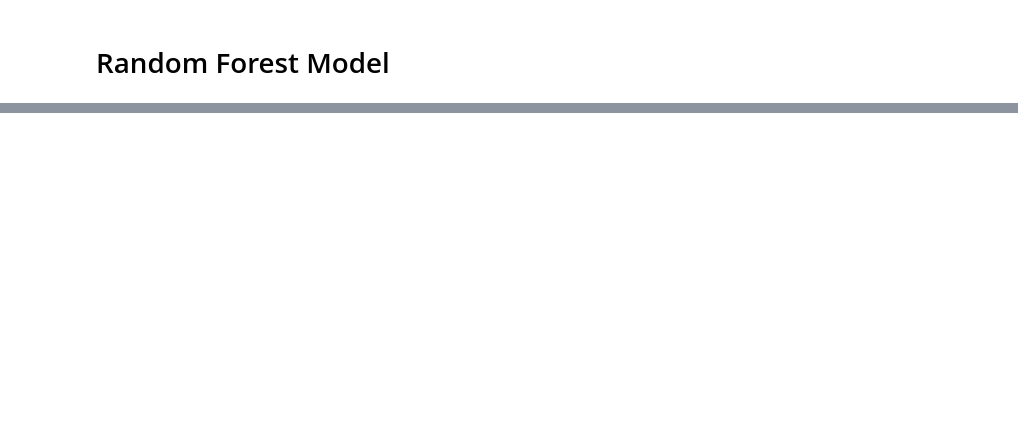
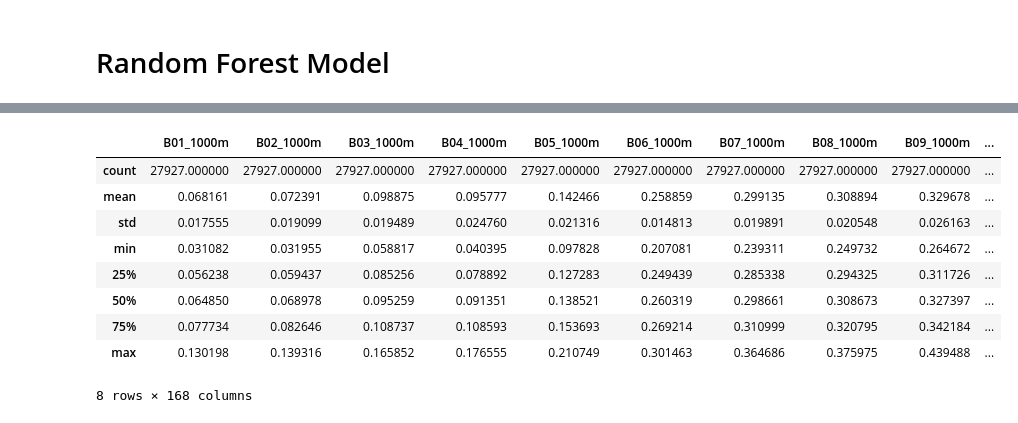
Before and after one commit to marositesUSC/GEOG746_ColumbiaHeatProject, a Jupyter notebook: RF_notebook.ipynb, the cells around one changed output, grey strips where cells are left out. Saved outputs shown, nothing was run; the diff lists cells and outputs as text; code cells hidden in the pictures; blank space fills up the shorter version.

```diff
--- a/RF_notebook.ipynb
+++ b/RF_notebook.ipynb
@@ -43,3 +56,16 @@ X.head()
+# %%
+X.describe()
+# %% [output]
+|  | B01_1000m | B02_1000m | B03_1000m | B04_1000m | B05_1000m | B06_1000m | B07_1000m | B08_1000m | B09_1000m | ... |
+| count | 27927.000000 | 27927.000000 | 27927.000000 | 27927.000000 | 27927.000000 | 27927.000000 | 27927.000000 | 27927.000000 | 27927.000000 | ... |
+| mean | 0.068161 | 0.072391 | 0.098875 | 0.095777 | 0.142466 | 0.258859 | 0.299135 | 0.308894 | 0.329678 | ... |
+| std | 0.017555 | 0.019099 | 0.019489 | 0.024760 | 0.021316 | 0.014813 | 0.019891 | 0.020548 | 0.026163 | ... |
+| min | 0.031082 | 0.031955 | 0.058817 | 0.040395 | 0.097828 | 0.207081 | 0.239311 | 0.249732 | 0.264672 | ... |
+| 25% | 0.056238 | 0.059437 | 0.085256 | 0.078892 | 0.127283 | 0.249439 | 0.285338 | 0.294325 | 0.311726 | ... |
+| 50% | 0.064850 | 0.068978 | 0.095259 | 0.091351 | 0.138521 | 0.260319 | 0.298661 | 0.308673 | 0.327397 | ... |
+| 75% | 0.077734 | 0.082646 | 0.108737 | 0.108593 | 0.153693 | 0.269214 | 0.310999 | 0.320795 | 0.342184 | ... |
+| max | 0.130198 | 0.139316 | 0.165852 | 0.176555 | 0.210749 | 0.301463 | 0.364686 | 0.375975 | 0.439488 | ... |
+8 rows × 168 columns
 # %%
 # split into training and validation
 train_X, val_X, train_y, val_y = train_test_split(X, y, test_size=.33, random_state=1)
```
Also changed, not shown: parts of 12 cells of this notebook, 1 other file.
